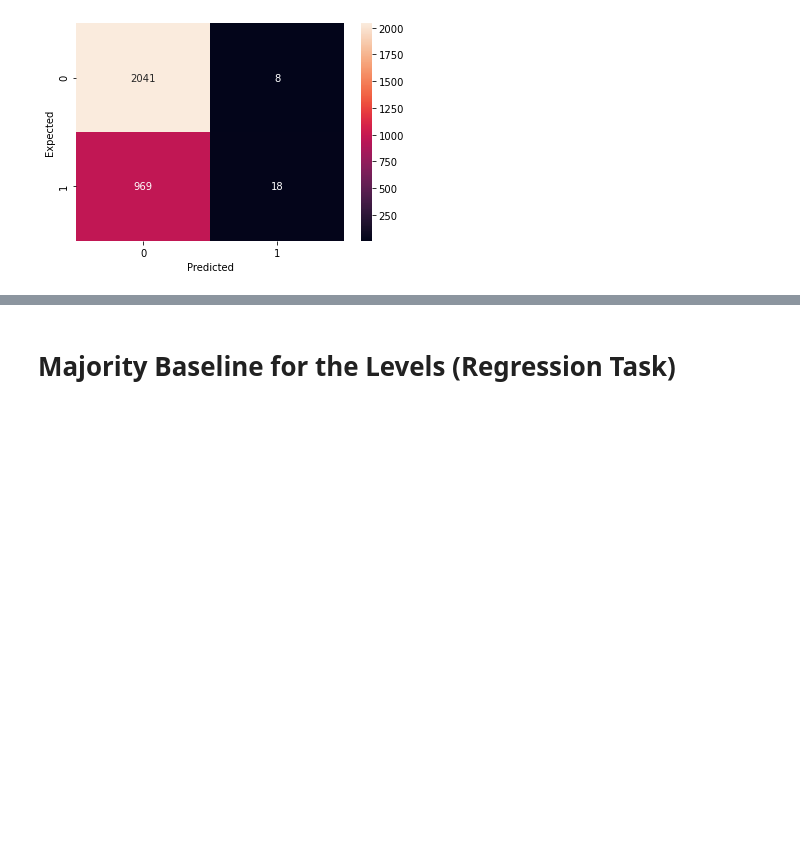
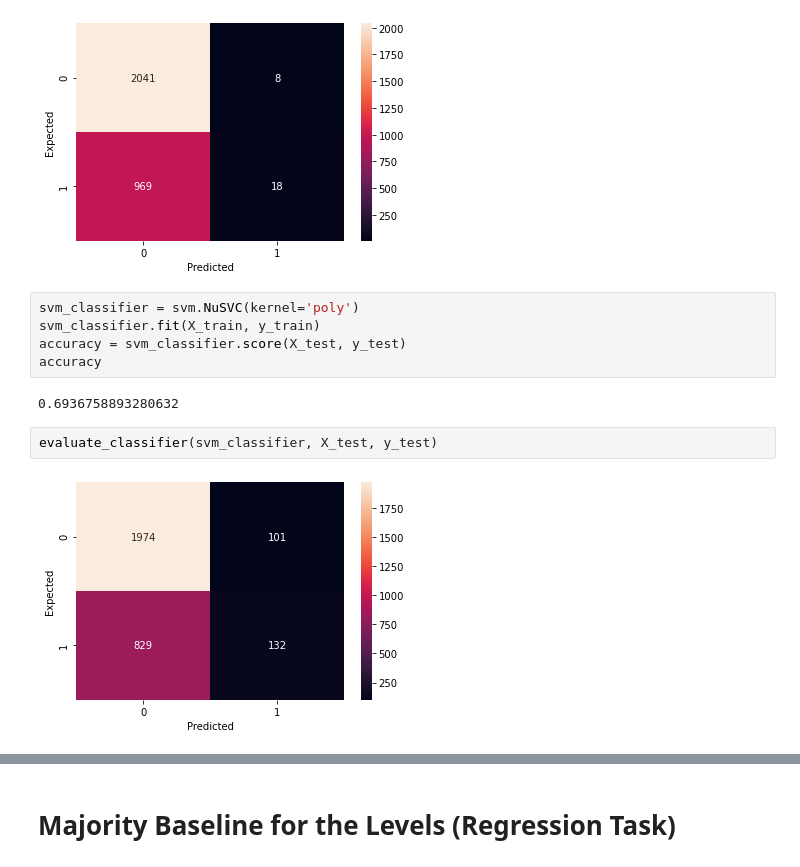
Before and after one commit to katja-kolos/intoxicat, a Jupyter notebook: baselines/baseline experiments all data.ipynb, the cells around one changed output, grey strips where cells are left out. Cells and saved outputs as stored; diff of their text form; blank space fills up the shorter version.

```diff
--- a/baselines/baseline experiments all data.ipynb
+++ b/baselines/baseline experiments all data.ipynb
@@ -207,3 +207,14 @@ accuracy
 evaluate_classifier(svm_classifier, X_test, y_test)
 # %% [output]
 [figure]
+# %%
+svm_classifier = svm.NuSVC(kernel='poly')
+svm_classifier.fit(X_train, y_train)
+accuracy = svm_classifier.score(X_test, y_test)
+accuracy
+# %% [output]
+0.6936758893280632
+# %%
+evaluate_classifier(svm_classifier, X_test, y_test)
+# %% [output]
+[figure, added]
```
Also changed, not shown: parts of 4 cells of this notebook.
